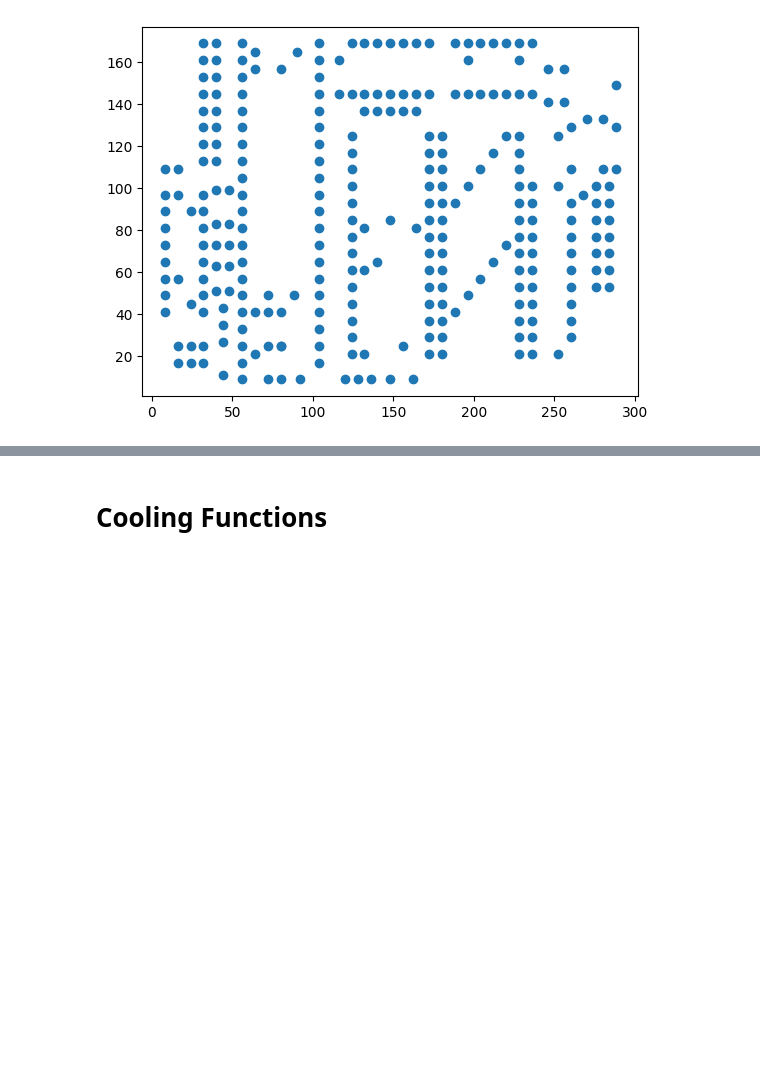
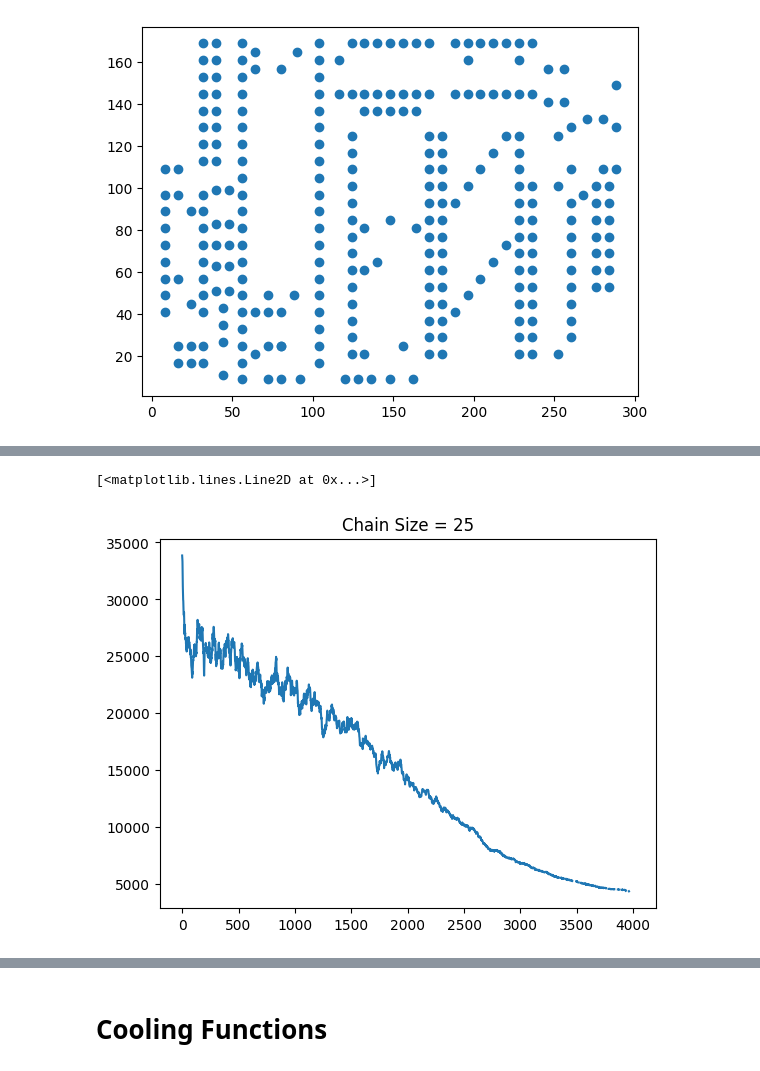
Before and after one commit to pmchrist/Stochastic-Simulation-3, a Jupyter notebook: Code.ipynb, the cells around one changed output, grey strips where cells are left out. Drawn from its saved outputs; the diff is of its cells as text; code cells hidden in the pictures; blank space fills up the shorter version.

```diff
--- a/Code.ipynb
+++ b/Code.ipynb
@@ -272,0 +311,9 @@ STD  260.8600335842155
+# %%
+results_vis = []
+for j in range(int(step_max/25)):
+    results_vis.append(np.mean(found_paths_25[j]))
+plt.title("Chain Size = 25")
+plt.plot(results_vis)
+# %% [output]
+[<matplotlib.lines.Line2D at 0x...>]
+[figure, added]
```
Also changed, not shown: parts of 5 cells of this notebook.
